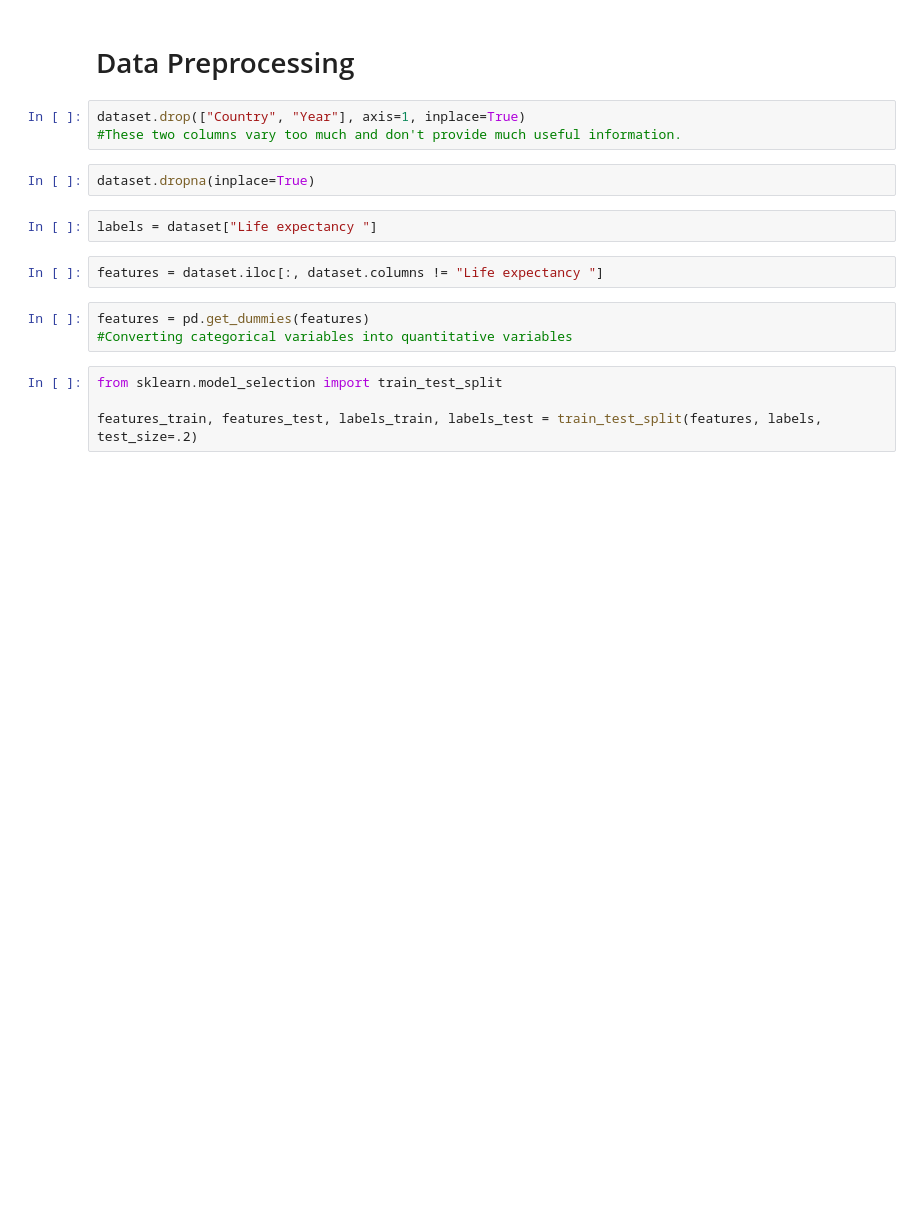
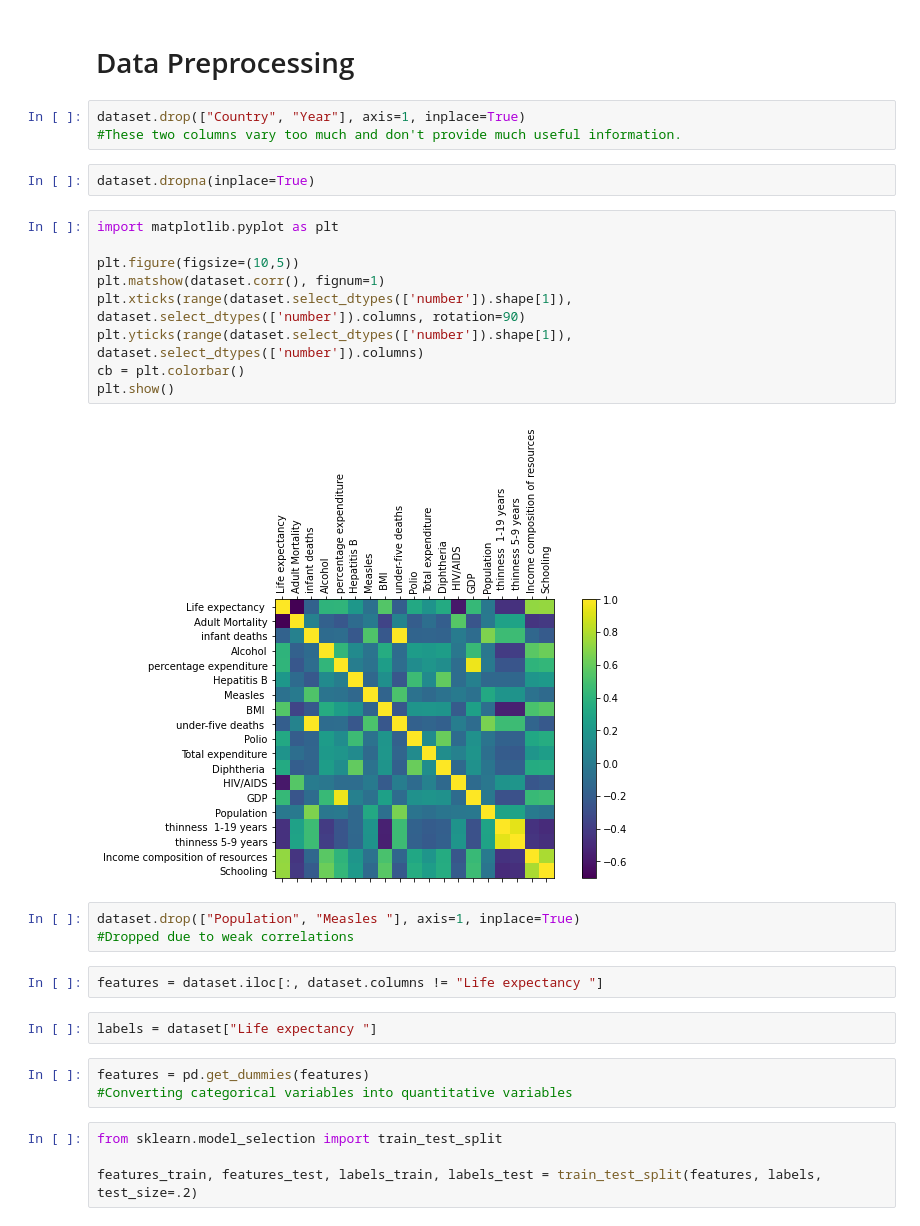
Before and after one commit to rishiso/Deep-Learning, a Jupyter notebook: Life Expectancy Prediction/Life_Expectancy.ipynb, the cells around one changed output. Drawn from its saved outputs; the diff is of its cells as text; blank space fills up the shorter version.

```diff
--- a/Life Expectancy Prediction/Life_Expectancy.ipynb
+++ b/Life Expectancy Prediction/Life_Expectancy.ipynb
@@ -22,10 +22,24 @@ dataset.drop(["Country", "Year"], axis=1, inplace=True)
 #These two columns vary too much and don't provide much useful information.
 # %%
 dataset.dropna(inplace=True)
-# %%
-labels = dataset["Life expectancy "]
+# %%
+import matplotlib.pyplot as plt
+
+plt.figure(figsize=(10,5))
+plt.matshow(dataset.corr(), fignum=1)
+plt.xticks(range(dataset.select_dtypes(['number']).shape[1]), dataset.select_dtypes(['number']).columns, rotation=90)
+plt.yticks(range(dataset.select_dtypes(['number']).shape[1]), dataset.select_dtypes(['number']).columns)
+cb = plt.colorbar()
+plt.show()
+# %% [output]
+[figure, added]
+# %%
+dataset.drop(["Population", "Measles "], axis=1, inplace=True)
+#Dropped due to weak correlations
 # %%
 features = dataset.iloc[:, dataset.columns != "Life expectancy "]
+# %%
+labels = dataset["Life expectancy "]
 # %%
 features = pd.get_dummies(features)
 #Converting categorical variables into quantitative variables
```
Also changed, not shown: parts of 6 cells of this notebook.
